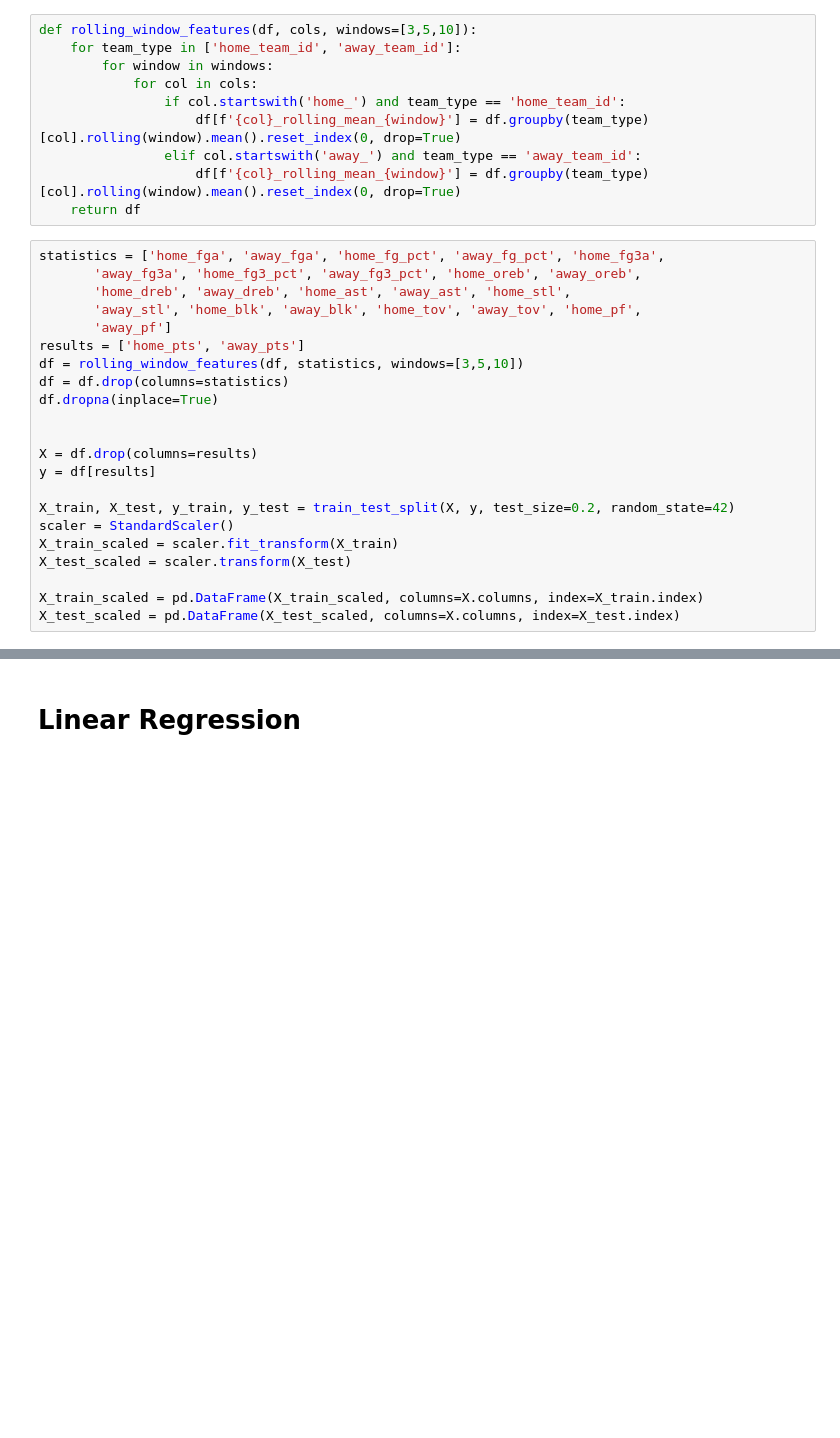
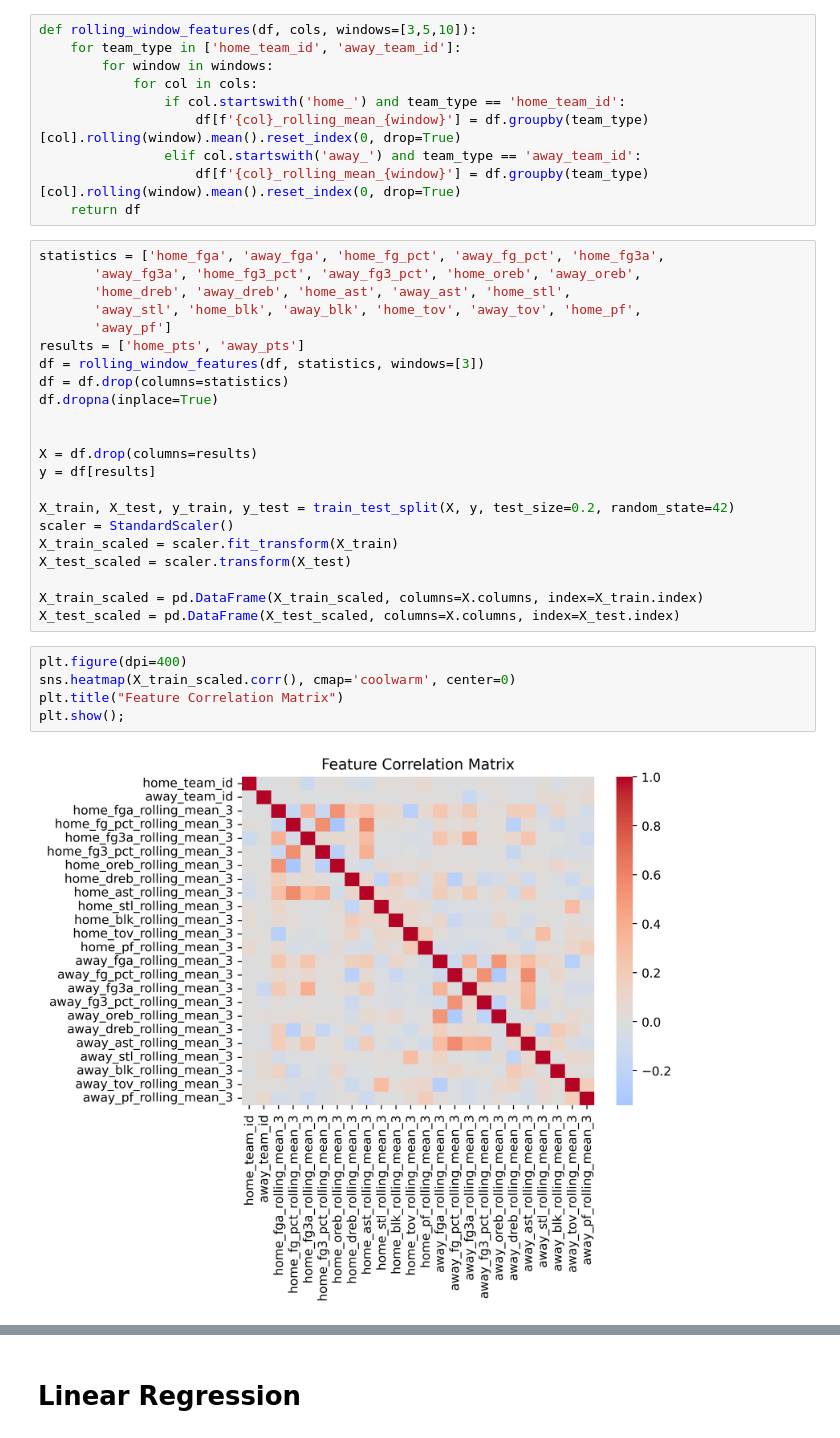
Before and after one commit to szymond44/nba-total-points-prediction-model, a Jupyter notebook: notebooks/nba-sandbox.ipynb, the cells around one changed output, grey strips where cells are left out. Cells and saved outputs as stored; diff of their text form; blank space fills up the shorter version.

```diff
--- a/notebooks/nba-sandbox.ipynb
+++ b/notebooks/nba-sandbox.ipynb
@@ -44,7 +51,7 @@ statistics = ['home_fga', 'away_fga', 'home_fg_pct', 'away_fg_pct', 'home_fg3a',
        'away_stl', 'home_blk', 'away_blk', 'home_tov', 'away_tov', 'home_pf',
        'away_pf']
 results = ['home_pts', 'away_pts']
-df = rolling_window_features(df, statistics, windows=[3,5,10])
+df = rolling_window_features(df, statistics, windows=[3])
 df = df.drop(columns=statistics)
 df.dropna(inplace=True)
 
@@ -59,3 +66,10 @@ X_test_scaled = scaler.transform(X_test)
 
 X_train_scaled = pd.DataFrame(X_train_scaled, columns=X.columns, index=X_train.index)
 X_test_scaled = pd.DataFrame(X_test_scaled, columns=X.columns, index=X_test.index)
+# %%
+plt.figure(dpi=400)
+sns.heatmap(X_train_scaled.corr(), cmap='coolwarm', center=0)
+plt.title("Feature Correlation Matrix")
+plt.show();
+# %% [output]
+[figure, added]
```
Also changed, not shown: parts of 7 cells of this notebook.
